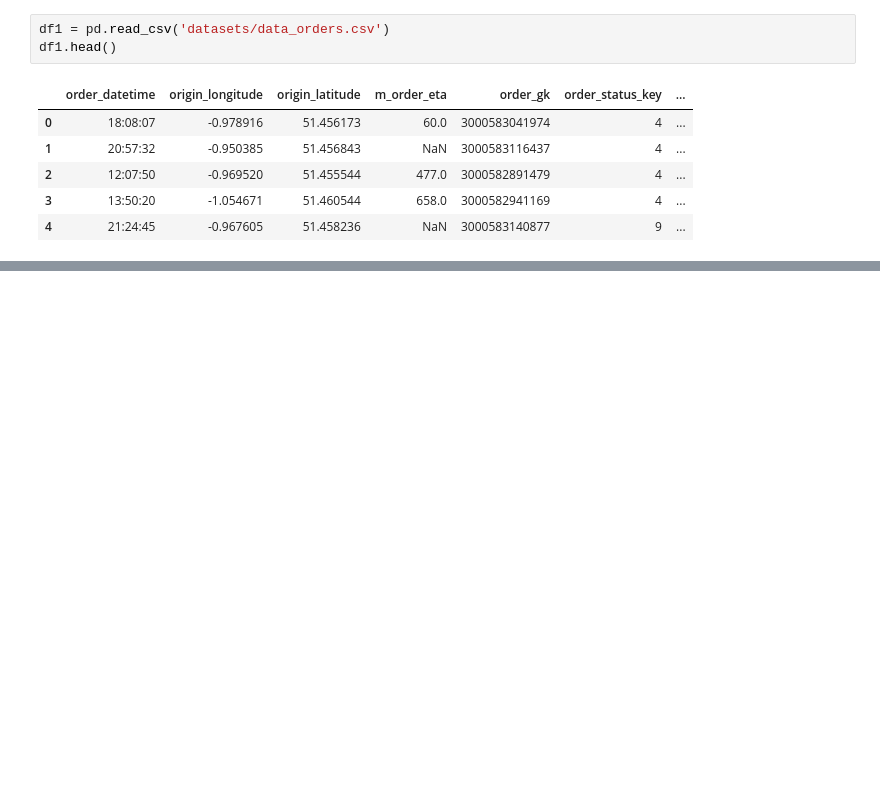
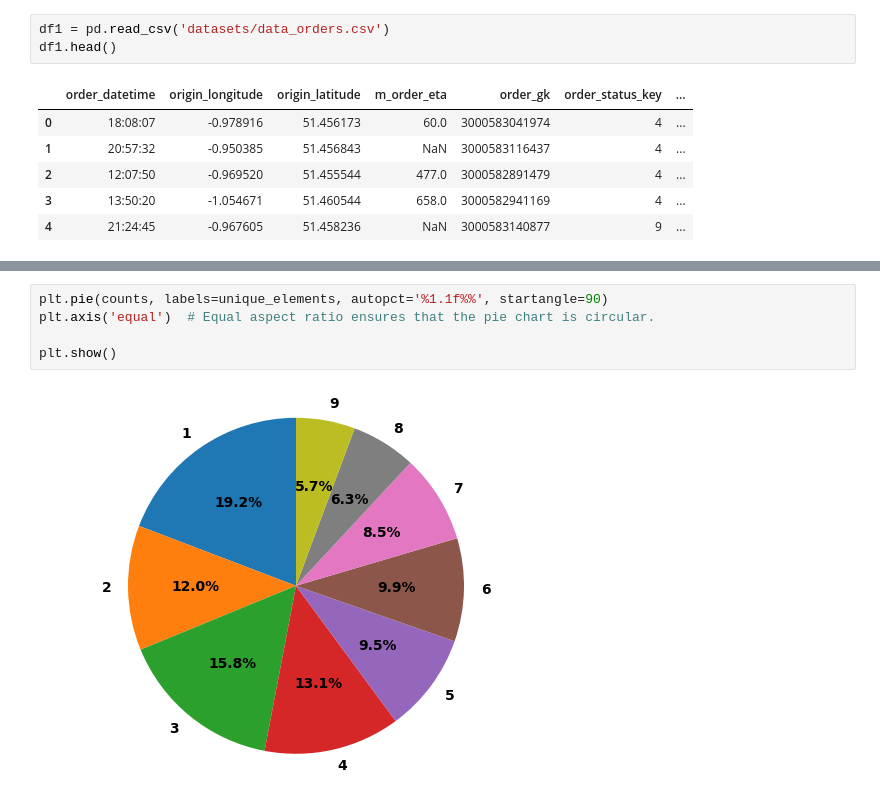
Before and after one commit to KdrDrn/07_PORTFOLIO, a Jupyter notebook: 02_DATA_ANALYZE_&_VISUALIZATION/EDA _Gett's Data Project - Insights From Failed Orders/Gett's Data Project - Insights From Failed Orders.ipynb, the cells around one changed output, grey strips where cells are left out. Cells and saved outputs as stored; diff of their text form; blank space fills up the shorter version.

```diff
--- a/02_DATA_ANALYZE_&_VISUALIZATION/EDA _Gett's Data Project - Insights From Failed Orders/Gett's Data Project - Insights From Failed Orders.ipynb
+++ b/02_DATA_ANALYZE_&_VISUALIZATION/EDA _Gett's Data Project - Insights From Failed Orders/Gett's Data Project - Insights From Failed Orders.ipynb
@@ -65,0 +386,7 @@ df1.head()
+# %%
+plt.pie(counts, labels=unique_elements, autopct='%1.1f%%', startangle=90)
+plt.axis('equal')  # Equal aspect ratio ensures that the pie chart is circular.
+
+plt.show()
+# %% [output]
+[figure, added]
```
Also changed, not shown: parts of 35 cells of this notebook.
